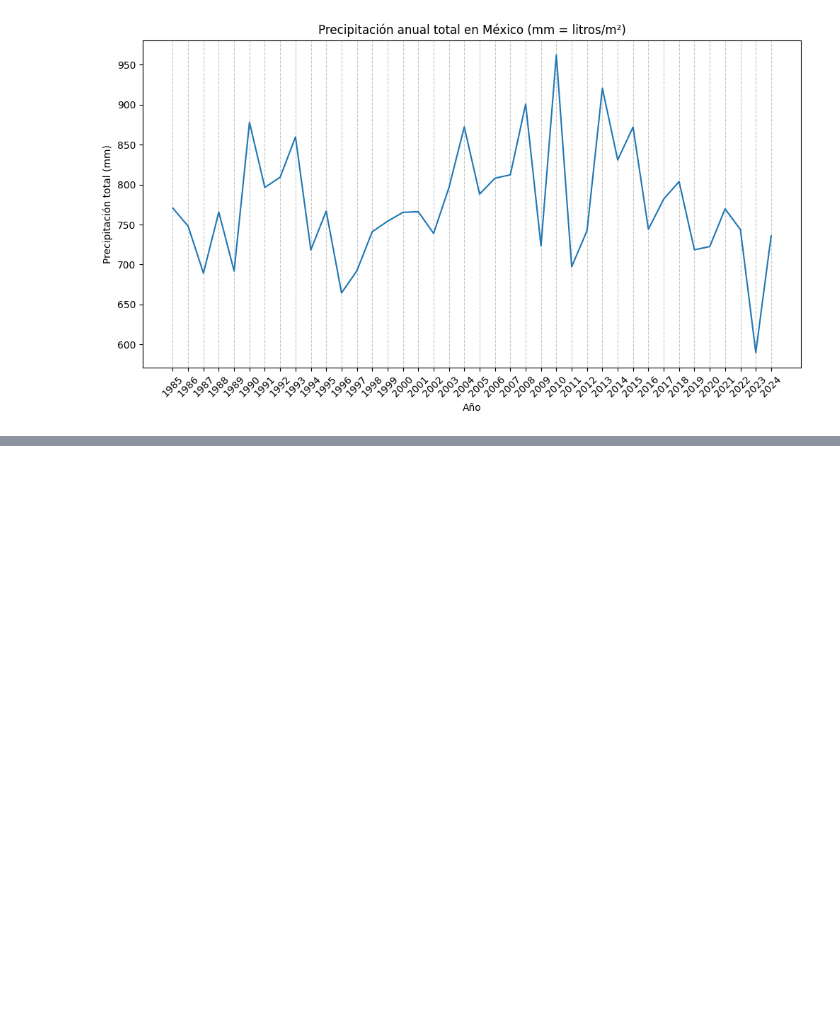
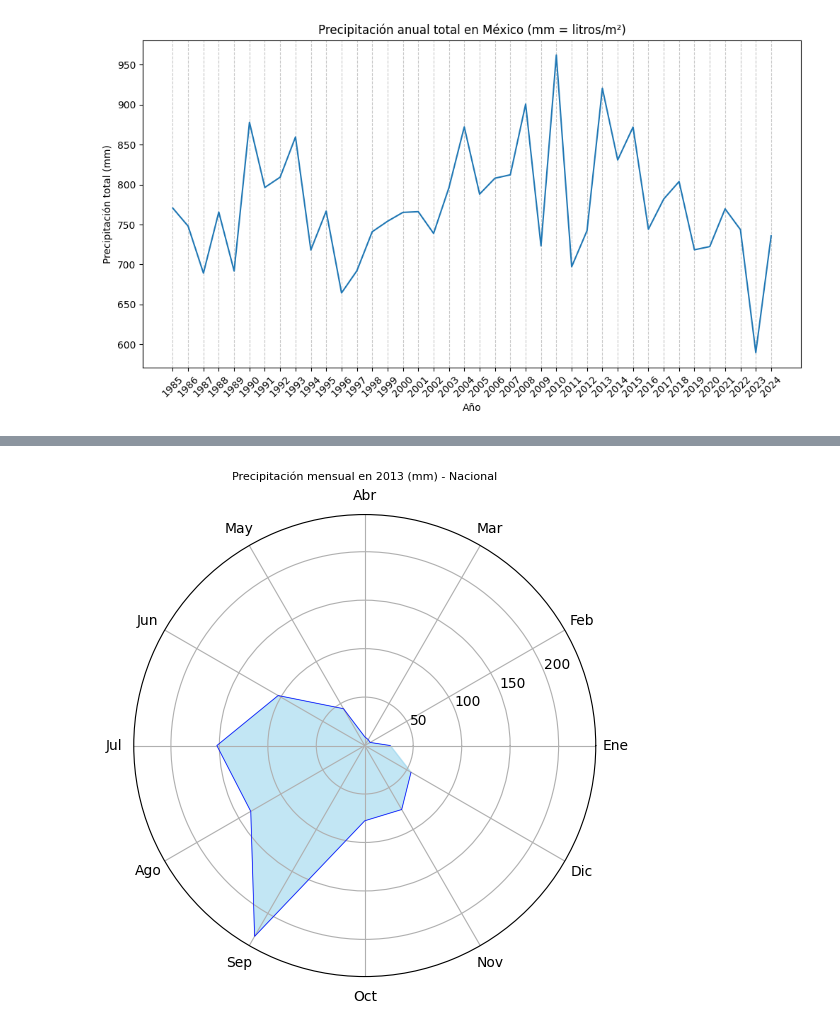
Before and after one commit to DaniaGarmon/LluviaMX, a Jupyter notebook: lluvia_mx.ipynb, the cells around one changed output, grey strips where cells are left out. Saved outputs shown, nothing was run; the diff lists cells and outputs as text; code cells hidden in the pictures; blank space fills up the shorter version.

```diff
--- a/lluvia_mx.ipynb
+++ b/lluvia_mx.ipynb
@@ -143,0 +189,4 @@ plt.show()
+# %%
+grafico_nacional_meses(2013)
+# %% [output]
+[figure, added]
```
Also changed, not shown: parts of 8 cells of this notebook.
